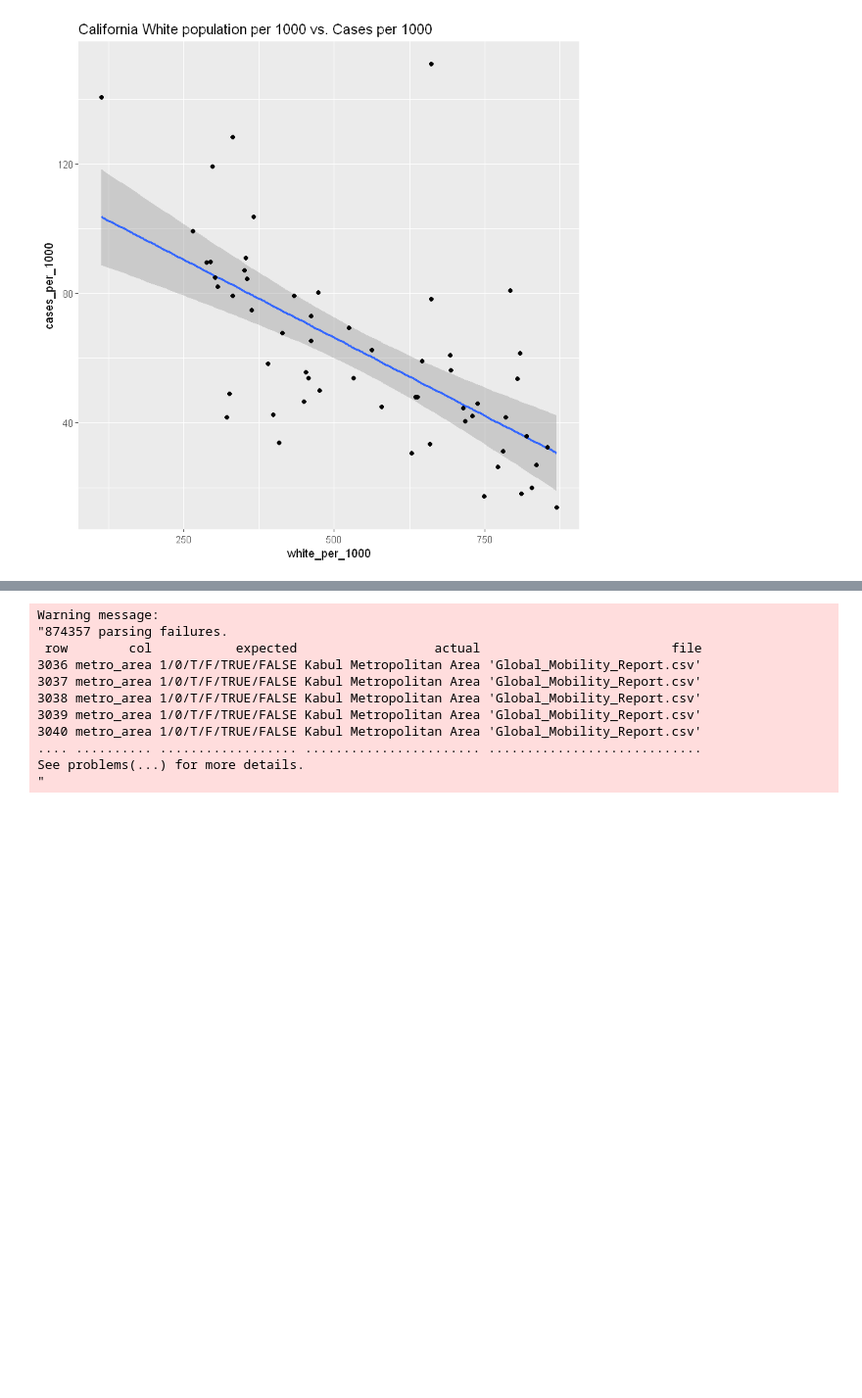
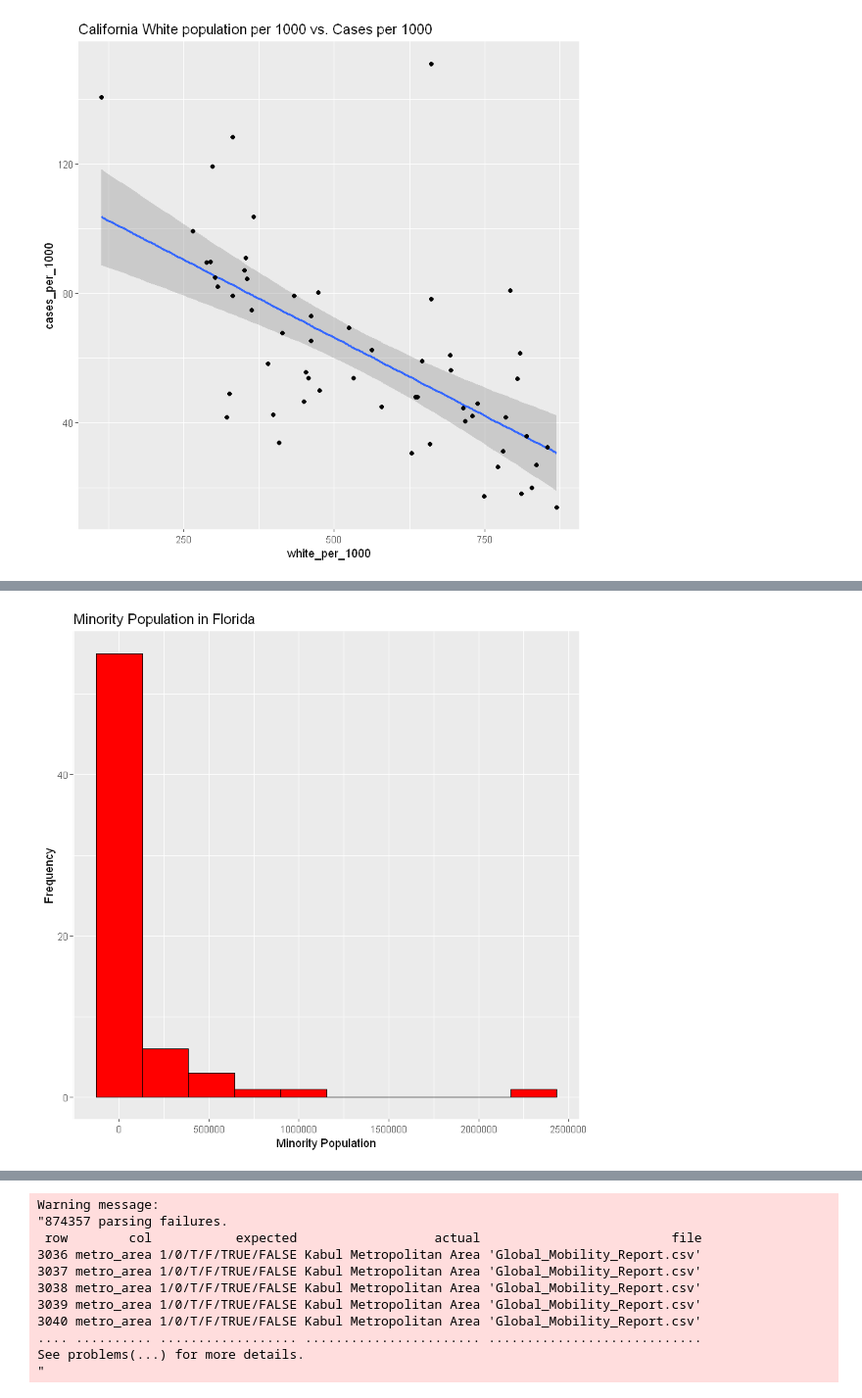
Before and after one commit to hlambson/CS7331, a Jupyter notebook: Project 1/Project 1.ipynb, the cells around one changed output, grey strips where cells are left out. Shown at 98% size. Cells and saved outputs as stored; diff of their text form; code cells hidden in the pictures; blank space fills up the shorter version.

```diff
--- a/Project 1/Project 1.ipynb
+++ b/Project 1/Project 1.ipynb
@@ -510,0 +534,6 @@ labs(title = "California White population per 1000 vs. Cases per 1000")
+# %%
+ggplot(cases_rates_modified_FL, aes(x = minority_pop)) +
+  geom_histogram(fill = "red", color = "black", bins=10) +
+  labs(title = "Minority Population in Florida", x = "Minority Population", y = "Frequency")
+# %% [output]
+[figure, added]
```
Also changed, not shown: parts of 13 cells of this notebook, 1 other file.
